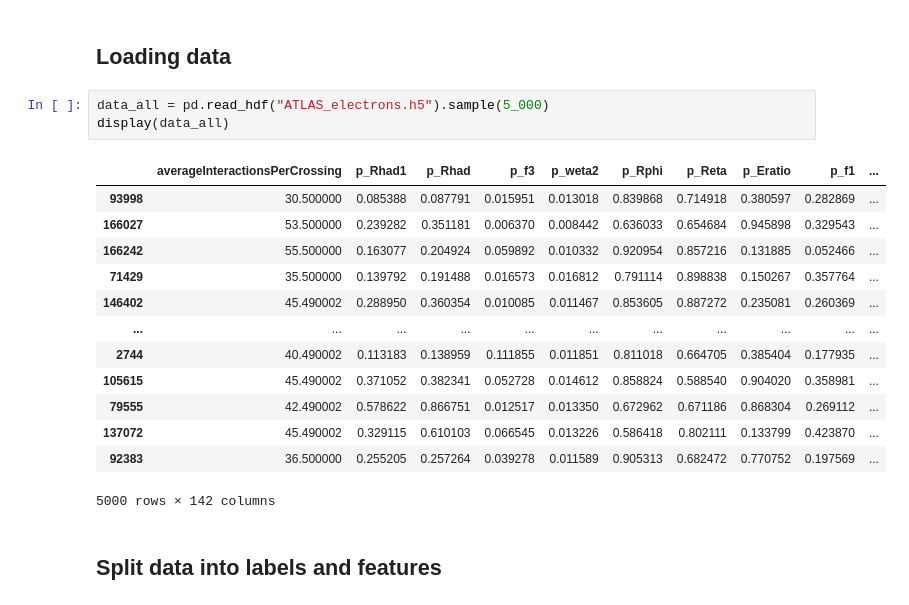
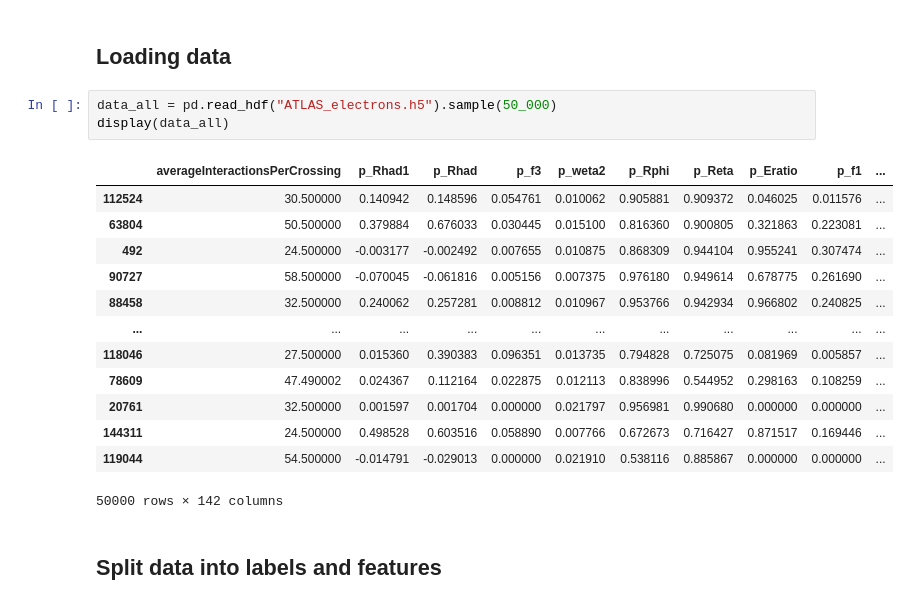
Before and after one commit to murnanedaniel/HAMLET-Demo, a Jupyter notebook: Demo.ipynb, the cells around one changed output. Drawn from its saved outputs; the diff is of its cells as text.

```diff
--- a/Demo.ipynb
+++ b/Demo.ipynb
@@ -34,22 +44,22 @@ class Timer:
 # %% [markdown]
 ## Loading data
 # %%
-data_all = pd.read_hdf("ATLAS_electrons.h5").sample(5_000)
+data_all = pd.read_hdf("ATLAS_electrons.h5").sample(50_000)
 display(data_all)
 # %% [output]
 |  | averageInteractionsPerCrossing | p_Rhad1 | p_Rhad | p_f3 | p_weta2 | p_Rphi | p_Reta | p_Eratio | p_f1 | ... |
-| 93998 | 30.500000 | 0.085388 | 0.087791 | 0.015951 | 0.013018 | 0.839868 | 0.714918 | 0.380597 | 0.282869 | ... |
-| 166027 | 53.500000 | 0.239282 | 0.351181 | 0.006370 | 0.008442 | 0.636033 | 0.654684 | 0.945898 | 0.329543 | ... |
-| 166242 | 55.500000 | 0.163077 | 0.204924 | 0.059892 | 0.010332 | 0.920954 | 0.857216 | 0.131885 | 0.052466 | ... |
-| 71429 | 35.500000 | 0.139792 | 0.191488 | 0.016573 | 0.016812 | 0.791114 | 0.898838 | 0.150267 | 0.357764 | ... |
-| 146402 | 45.490002 | 0.288950 | 0.360354 | 0.010085 | 0.011467 | 0.853605 | 0.887272 | 0.235081 | 0.260369 | ... |
+| 112524 | 30.500000 | 0.140942 | 0.148596 | 0.054761 | 0.010062 | 0.905881 | 0.909372 | 0.046025 | 0.011576 | ... |
+| 63804 | 50.500000 | 0.379884 | 0.676033 | 0.030445 | 0.015100 | 0.816360 | 0.900805 | 0.321863 | 0.223081 | ... |
+| 492 | 24.500000 | -0.003177 | -0.002492 | 0.007655 | 0.010875 | 0.868309 | 0.944104 | 0.955241 | 0.307474 | ... |
+| 90727 | 58.500000 | -0.070045 | -0.061816 | 0.005156 | 0.007375 | 0.976180 | 0.949614 | 0.678775 | 0.261690 | ... |
+| 88458 | 32.500000 | 0.240062 | 0.257281 | 0.008812 | 0.010967 | 0.953766 | 0.942934 | 0.966802 | 0.240825 | ... |
 | ... | ... | ... | ... | ... | ... | ... | ... | ... | ... | ... |
-| 2744 | 40.490002 | 0.113183 | 0.138959 | 0.111855 | 0.011851 | 0.811018 | 0.664705 | 0.385404 | 0.177935 | ... |
-| 105615 | 45.490002 | 0.371052 | 0.382341 | 0.052728 | 0.014612 | 0.858824 | 0.588540 | 0.904020 | 0.358981 | ... |
-| 79555 | 42.490002 | 0.578622 | 0.866751 | 0.012517 | 0.013350 | 0.672962 | 0.671186 | 0.868304 | 0.269112 | ... |
-| 137072 | 45.490002 | 0.329115 | 0.610103 | 0.066545 | 0.013226 | 0.586418 | 0.802111 | 0.133799 | 0.423870 | ... |
-| 92383 | 36.500000 | 0.255205 | 0.257264 | 0.039278 | 0.011589 | 0.905313 | 0.682472 | 0.770752 | 0.197569 | ... |
+| 118046 | 27.500000 | 0.015360 | 0.390383 | 0.096351 | 0.013735 | 0.794828 | 0.725075 | 0.081969 | 0.005857 | ... |
+| 78609 | 47.490002 | 0.024367 | 0.112164 | 0.022875 | 0.012113 | 0.838996 | 0.544952 | 0.298163 | 0.108259 | ... |
+| 20761 | 32.500000 | 0.001597 | 0.001704 | 0.000000 | 0.021797 | 0.956981 | 0.990680 | 0.000000 | 0.000000 | ... |
+| 144311 | 24.500000 | 0.498528 | 0.603516 | 0.058890 | 0.007766 | 0.672673 | 0.716427 | 0.871517 | 0.169446 | ... |
+| 119044 | 54.500000 | -0.014791 | -0.029013 | 0.000000 | 0.021910 | 0.538116 | 0.885867 | 0.000000 | 0.000000 | ... |
-5000 rows × 142 columns
+50000 rows × 142 columns
 # %% [markdown]
 ## Split data into labels and features
 # %%
```
Also changed, not shown: parts of 20 cells of this notebook, 1 other file.
